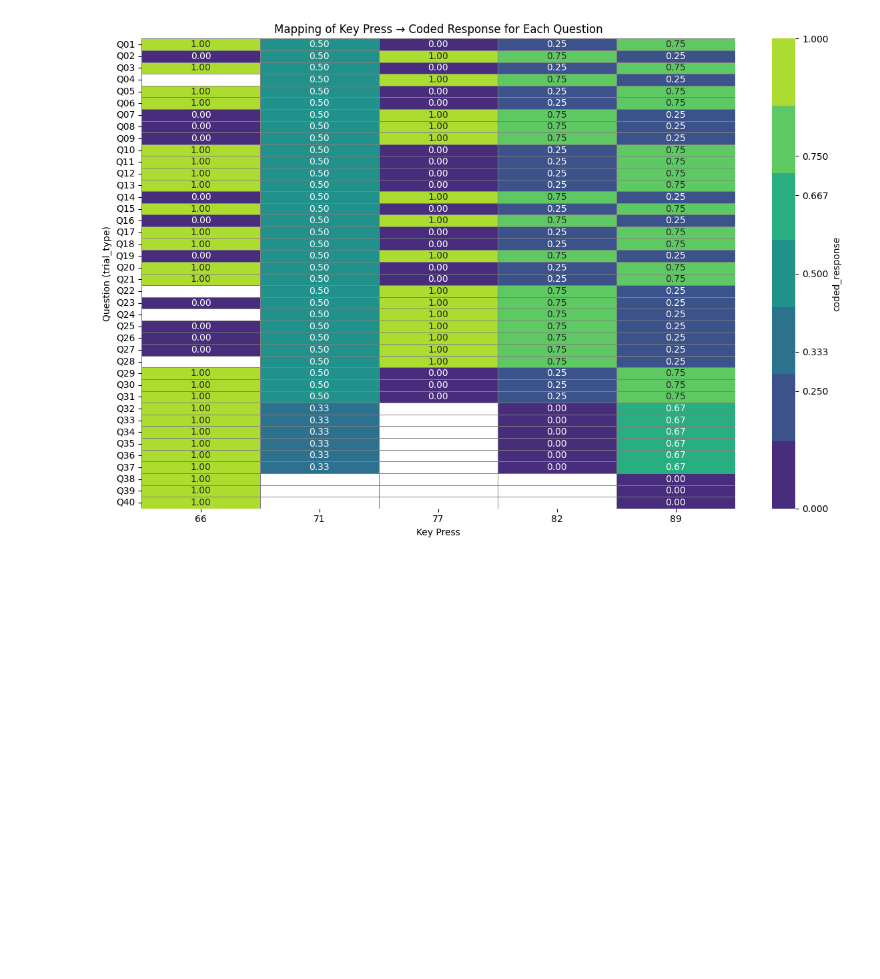
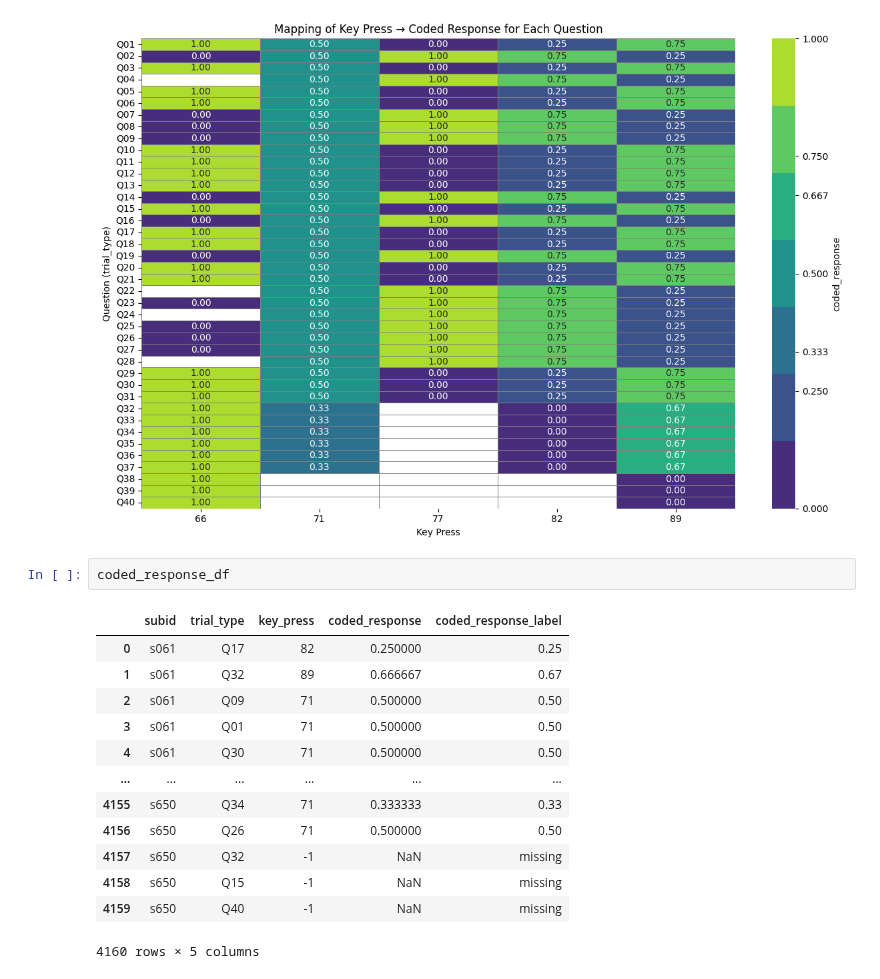
Before and after one commit to jaemonj/survey-medley-code, a Jupyter notebook: analyses/data_exploration/events_data_explore.ipynb, the cells around one changed output. Drawn from its saved outputs; the diff is of its cells as text; blank space fills up the shorter version.

```diff
--- a/analyses/data_exploration/events_data_explore.ipynb
+++ b/analyses/data_exploration/events_data_explore.ipynb
@@ -837,3 +873,19 @@ plt.tight_layout()
 plt.show()
 # %% [output]
 [figure]
+# %%
+coded_response_df
+# %% [output]
+|  | subid | trial_type | key_press | coded_response | coded_response_label |
+| 0 | s061 | Q17 | 82 | 0.250000 | 0.25 |
+| 1 | s061 | Q32 | 89 | 0.666667 | 0.67 |
+| 2 | s061 | Q09 | 71 | 0.500000 | 0.50 |
+| 3 | s061 | Q01 | 71 | 0.500000 | 0.50 |
+| 4 | s061 | Q30 | 71 | 0.500000 | 0.50 |
+| ... | ... | ... | ... | ... | ... |
+| 4155 | s650 | Q34 | 71 | 0.333333 | 0.33 |
+| 4156 | s650 | Q26 | 71 | 0.500000 | 0.50 |
+| 4157 | s650 | Q32 | -1 | NaN | missing |
+| 4158 | s650 | Q15 | -1 | NaN | missing |
+| 4159 | s650 | Q40 | -1 | NaN | missing |
+4160 rows × 5 columns
```
Also changed, not shown: parts of 4 cells of this notebook, 1 other file.
